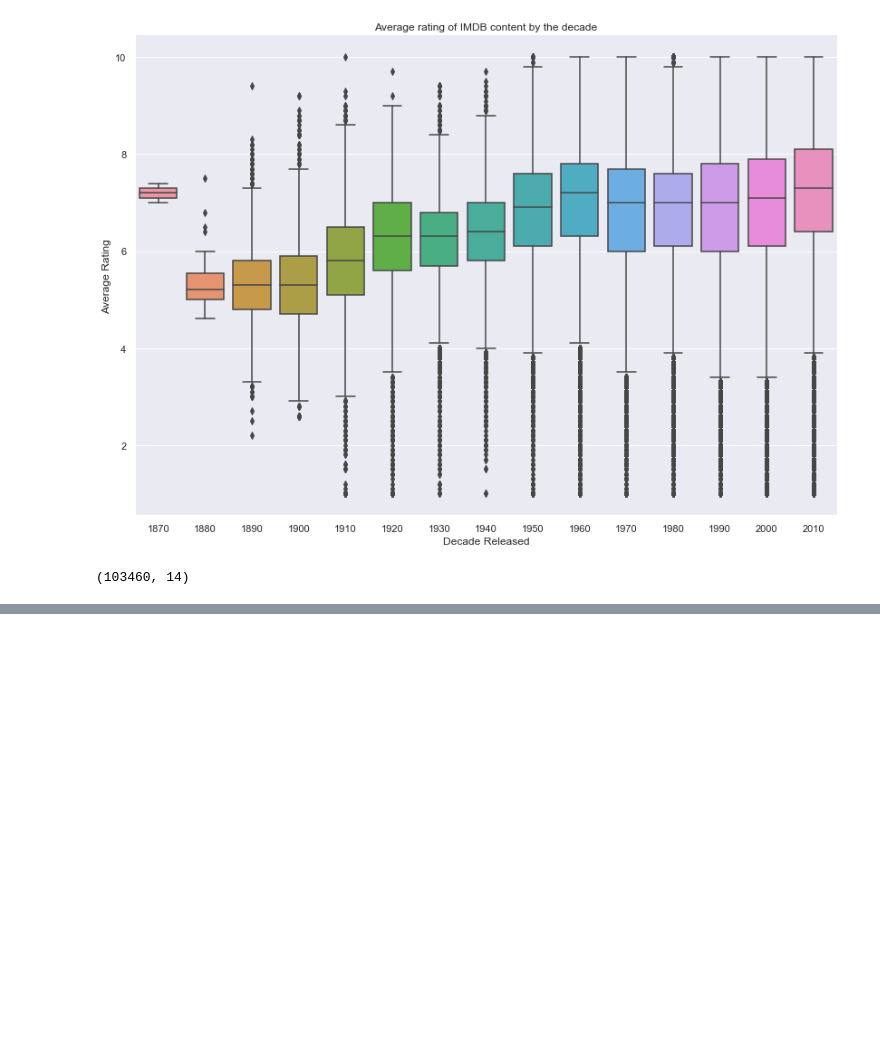
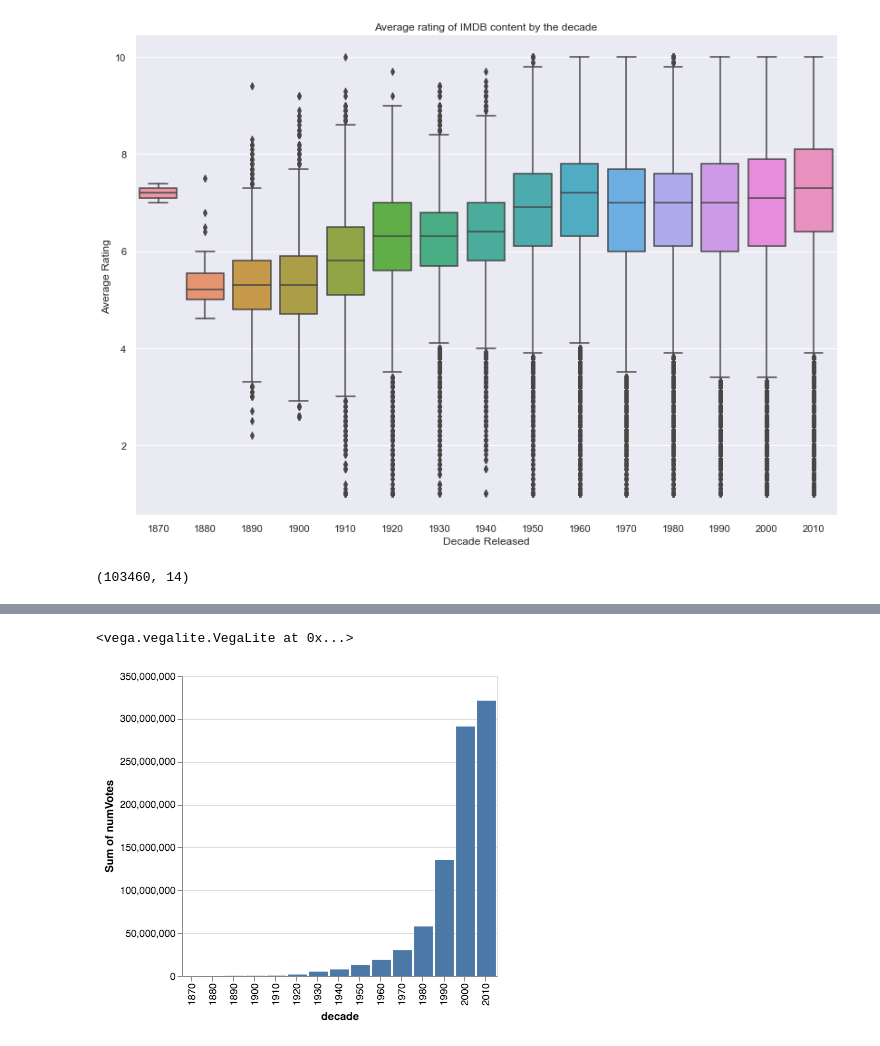
Before and after one commit to sarthakbatragatech/MovieViz, a Jupyter notebook: master.ipynb, the cells around one changed output, grey strips where cells are left out. Cells and saved outputs as stored; diff of their text form; code cells hidden in the pictures; blank space fills up the shorter version.

```diff
--- a/master.ipynb
+++ b/master.ipynb
@@ -168,0 +171,9 @@ alt.Chart(test_doc).mark_bar().encode(
+# %%
+alt.Chart(test).mark_bar().encode(
+    alt.X('decade:N'),
+    alt.Y('sum(numVotes):Q'),
+    tooltip=['sum(numVotes)']
+)
+# %% [output]
+<vega.vegalite.VegaLite at 0x...>
+[figure, added]
```
Also changed, not shown: parts of 31 cells of this notebook, 1 other file.
